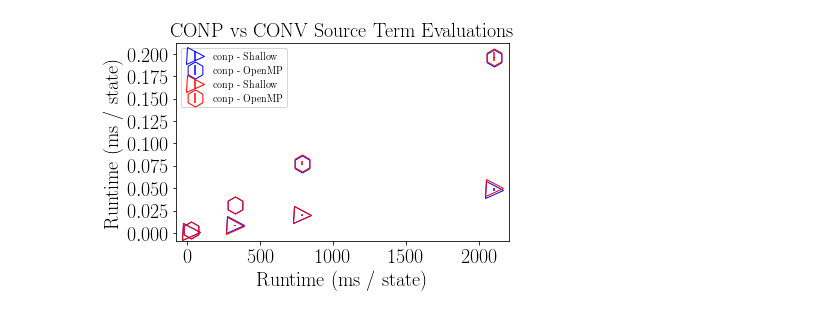
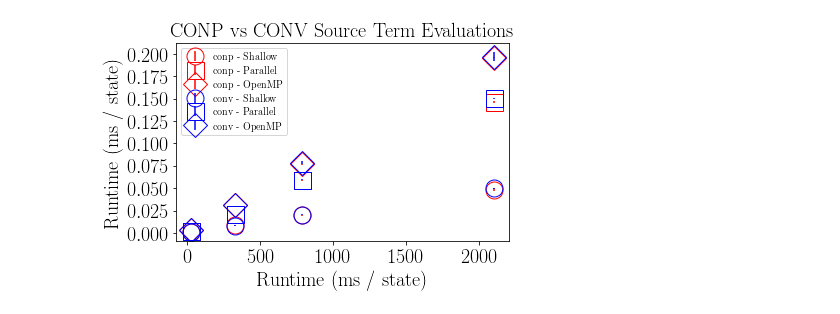
Before and after one commit to skyreflectedinmirrors/SPyJac-paper, a Jupyter notebook: scripts/performance_plots.ipynb, the cells around one changed output. Saved outputs shown, nothing was run; the diff lists cells and outputs as text; code cells hidden in the pictures.

```diff
--- a/scripts/performance_plots.ipynb
+++ b/scripts/performance_plots.ipynb
@@ -227,0 +149,19 @@ runtime_label = r'Runtime (\si{\milli\second} / state)'
+# %%
+# parameter orderings -- to ensure the legend always contains the same
+# parameter -> symbol / color mapping
+vectype_order = ['w', 'd', 'par', 'openmp']
+descriptor_order = ['haswell', 'srv2']
+gpu_desc_order = ['gpu', 'srv2-gpu']
+vecwidth_order = ['4', '8', '16']
+gpu_vecwidth_order = ['64', '128']
+conp_order = ['conp', 'conv']
+data_order = ['C', 'F']
+mech_order = ['H2', 'CH4', 'C2H4', 'IC5H11OH']
+
+# common labels
+reac_label = r'Runtime (\si{\milli\second} / state)'
+speedup_label = r'Speedup'
+runtime_label = r'Runtime (\si{\milli\second} / state)'
+
+def name_order(param_list):
+    return sorted(param_list, key=lambda x: run._fields.index(key))
@@ -302,45 +347,25 @@ plot_data_standard(__get_data(['haswell', 'srv2']), namer, marker, {
 # %%
 # conp vs conv
+filtered = combine([get_filtered(
+                        get_filters(),
+                        platform='intel',
+                        conp=lambda x: True,
+                        descriptor='haswell'),
+                    get_filtered(
+                        get_filters(lang='c'),
+                        conp=lambda x: True,
+                        descriptor='haswell')])
 
-filtered_ocl = get_filtered_data(
-    data,
-    lang='opencl',
-    platform='intel',
-    vectype='w',
-    cores='1',
-    order='C',
-    vecwidth='8',
-    descriptor='haswell',
-    rtype='spec',
-    rates='hybrid')
 
-filtered_c = get_filtered_data(
-    data,
-    lang='c',
-    vectype='par',
-    cores='1',
-    order='C',
-    vecwidth='8',
-    descriptor='haswell',
-    rtype='spec',
-    rates='hybrid')
-
-filtered = combine([filtered_ocl, filtered_c])
-
-namer = conditional_namer(['conp', 'lang'],
-                          {'opencl': 'vectype',
-                           'c': 'lang'})
-
-marker = conditional_marker(
-    'conp', {'conp': 'b', 'conv': 'r'},
-    'lang', {'opencl': ('vectype', {'w': '>', 'd': 's', 'par': 'o'}),
-             'c': ('vectype', {'par': 'h'})}
-    )
+namer = compound_namer(conp=None, vectype=None)
+marker = marker_dict(
+    'conp', conp_order,
+    'vectype', vectype_order)
 
 
 plot_data_standard(filtered, namer, marker, {
     'x': reac_label,
     'y': runtime_label,
     'title': 'CONP vs CONV Source Term Evaluations'})
 # %% [output]
-[figure, old version]
+[figure, new version]
```
Also changed, not shown: parts of 14 cells of this notebook, 8 other files.
